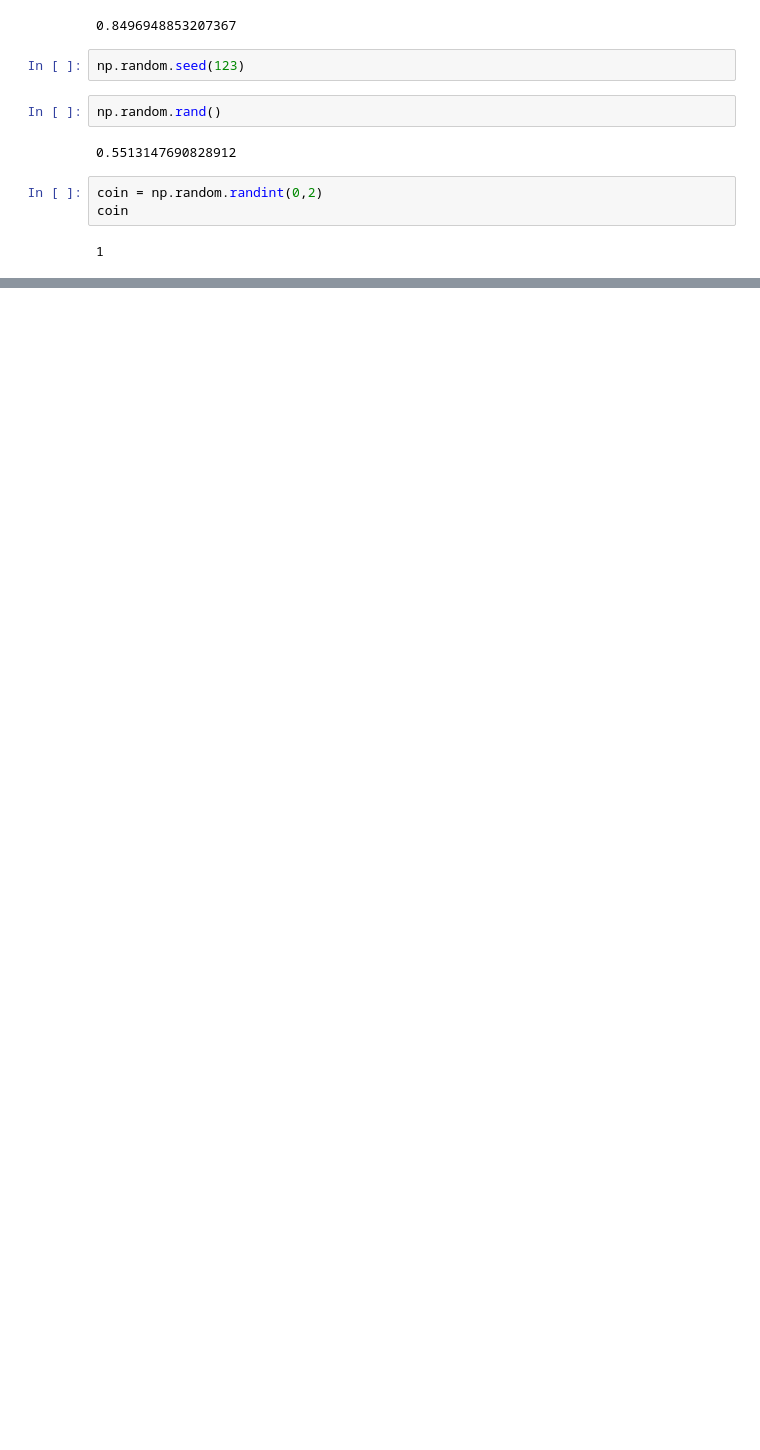
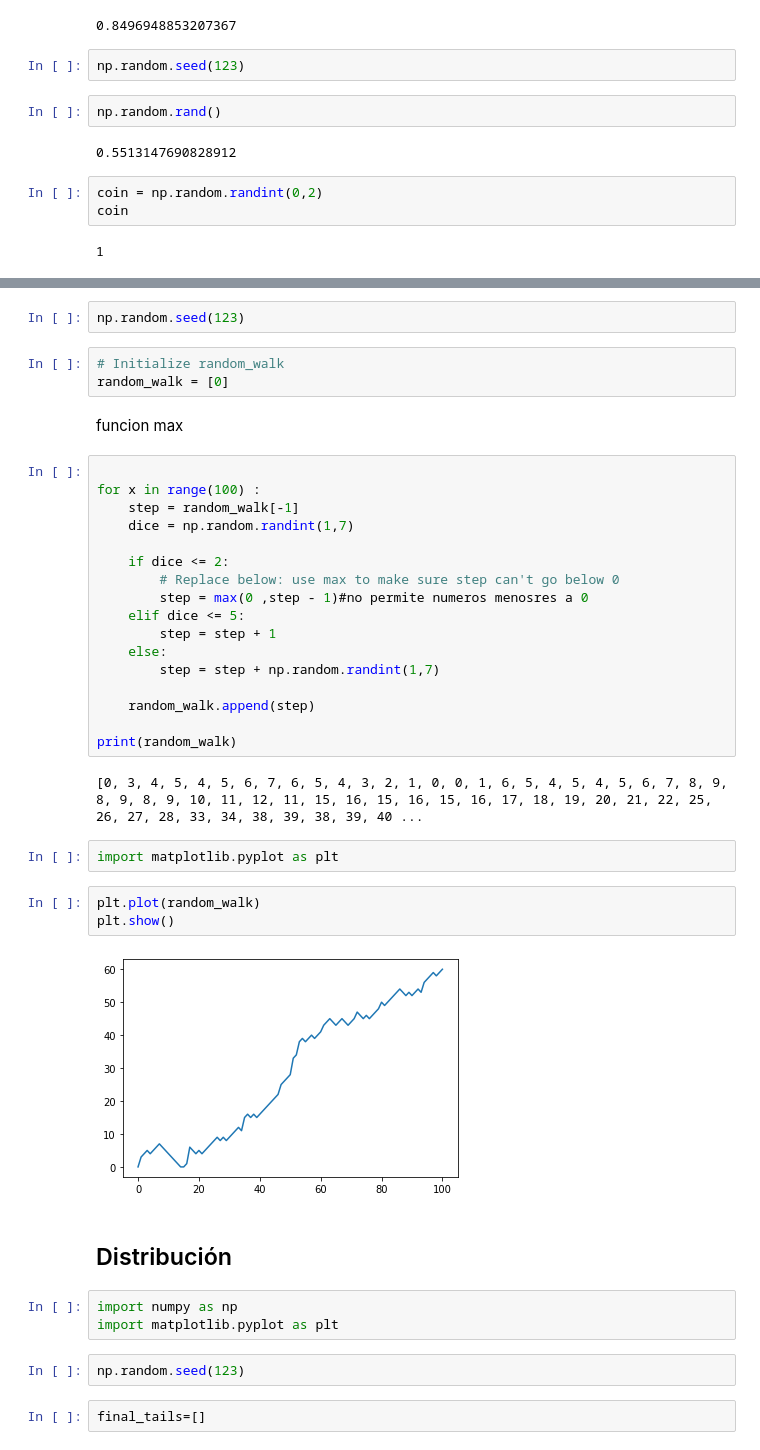
Before and after one commit to eljuanrv/Data_Science_With_Python, a Jupyter notebook: Intrmediate_Python.ipynb, the cells around one changed output, grey strips where cells are left out. Cells and saved outputs as stored; diff of their text form; blank space fills up the shorter version.

```diff
--- a/Intrmediate_Python.ipynb
+++ b/Intrmediate_Python.ipynb
@@ -641,0 +647,42 @@ coin
+# %%
+np.random.seed(123)
+# %%
+# Initialize random_walk
+random_walk = [0]
+# %% [markdown]
+funcion max
+# %%
+
+for x in range(100) :
+    step = random_walk[-1]
+    dice = np.random.randint(1,7)
+
+    if dice <= 2:
+        # Replace below: use max to make sure step can't go below 0
+        step = max(0 ,step - 1)#no permite numeros menosres a 0
+    elif dice <= 5:
+        step = step + 1
+    else:
+        step = step + np.random.randint(1,7)
+
+    random_walk.append(step)
+
+print(random_walk)
+# %% [output]
+[0, 3, 4, 5, 4, 5, 6, 7, 6, 5, 4, 3, 2, 1, 0, 0, 1, 6, 5, 4, 5, 4, 5, 6, 7, 8, 9, 8, 9, 8, 9, 10, 11, 12, 11, 15, 16, 15, 16, 15, 16, 17, 18, 19, 20, 21, 22, 25, 26, 27, 28, 33, 34, 38, 39, 38, 39, 40 ...
+# %%
+import matplotlib.pyplot as plt
+# %%
+plt.plot(random_walk)
+plt.show()
+# %% [output]
+[figure, added]
+# %% [markdown]
+## Distribución
+# %%
+import numpy as np
+import matplotlib.pyplot as plt
+# %%
+np.random.seed(123)
+# %%
+final_tails=[]
```
Also changed, not shown: parts of 10 cells of this notebook.
